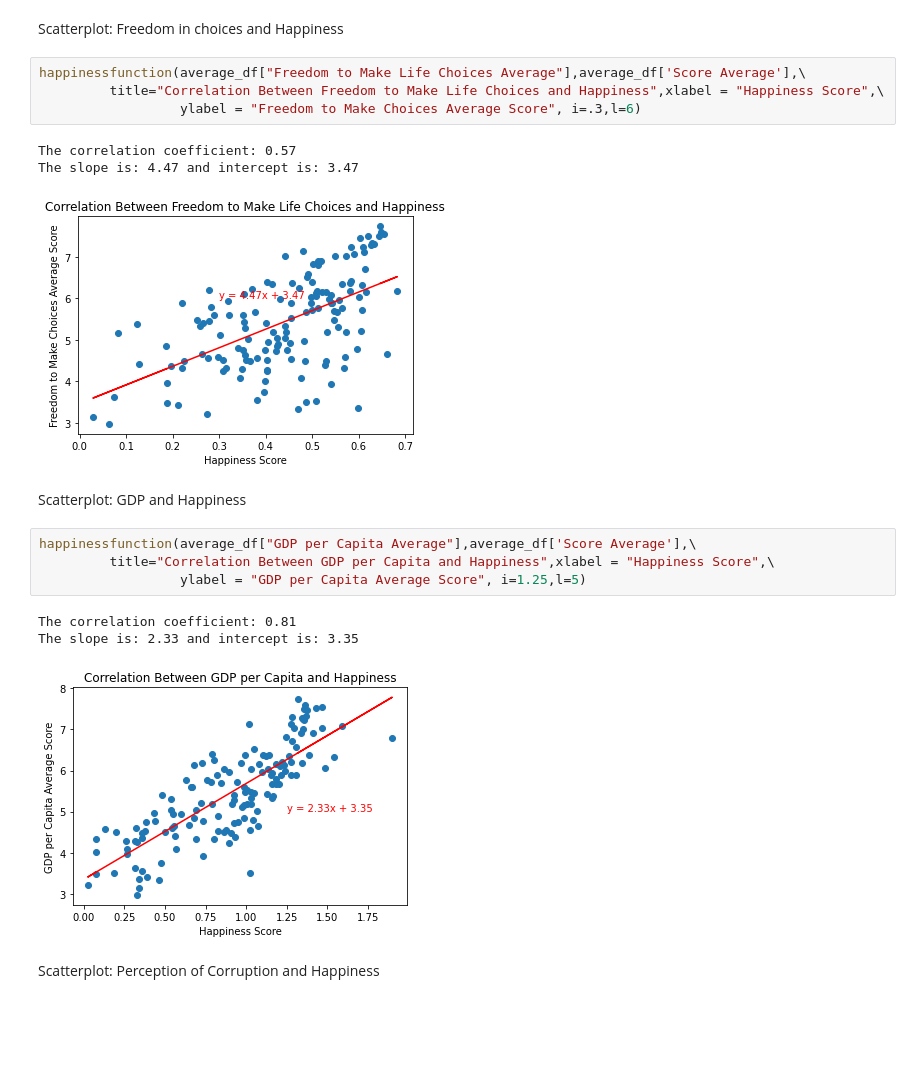
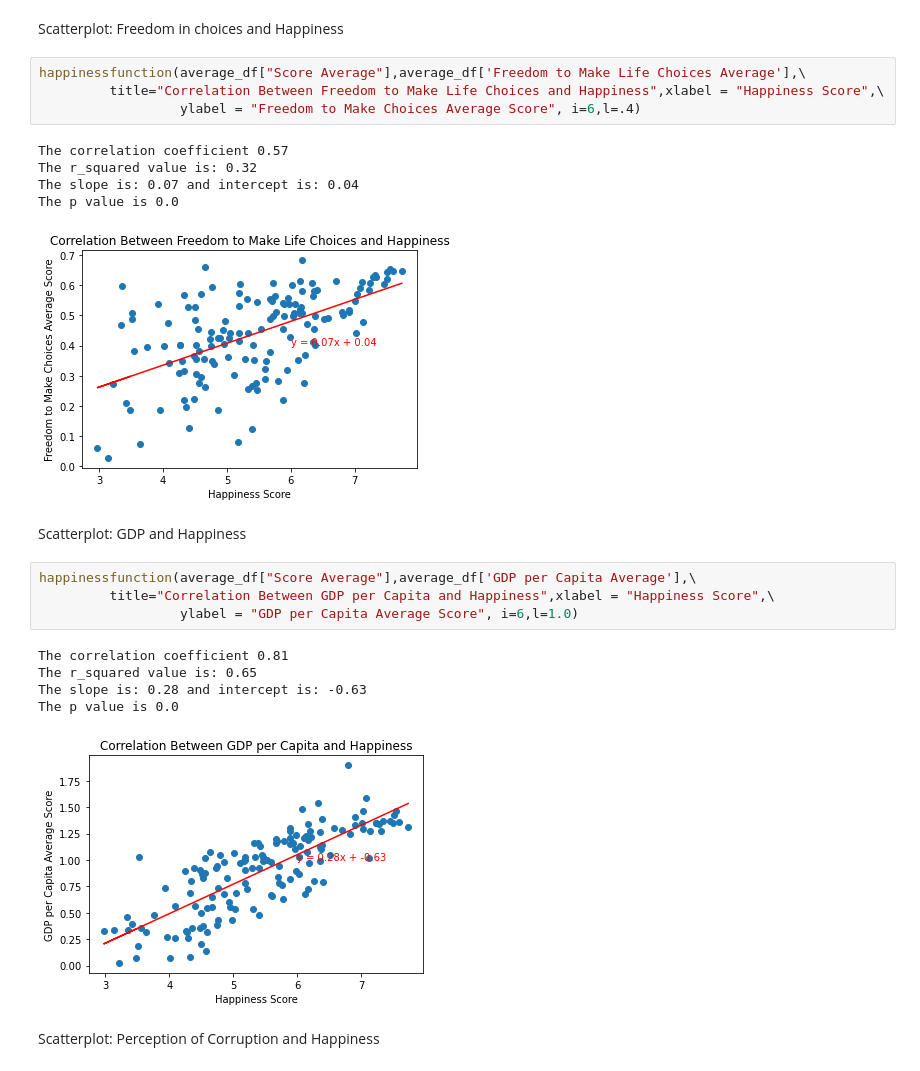
Before and after one commit to nbolt1989/Group_Project_1, a Jupyter notebook: Time for Happiness.ipynb, the cells around one changed output. Drawn from its saved outputs; the diff is of its cells as text; blank space fills up the shorter version.

```diff
--- a/Time for Happiness.ipynb
+++ b/Time for Happiness.ipynb
@@ -340,23 +353,27 @@ The slope is: 1.3 and intercept is: 5.2
 # %% [markdown]
 Scatterplot: Freedom in choices and Happiness
 # %%
-happinessfunction(average_df["Freedom to Make Life Choices Average"],average_df['Score Average'],\
+happinessfunction(average_df["Score Average"],average_df['Freedom to Make Life Choices Average'],\
          title="Correlation Between Freedom to Make Life Choices and Happiness",xlabel = "Happiness Score",\
-                  ylabel = "Freedom to Make Choices Average Score", i=.3,l=6)
+                  ylabel = "Freedom to Make Choices Average Score", i=6,l=.4)
 # %% [output]
-The correlation coefficient: 0.57
-The slope is: 4.47 and intercept is: 3.47
+The correlation coefficient 0.57
+The r_squared value is: 0.32
+The slope is: 0.07 and intercept is: 0.04
+The p value is 0.0
-[figure, old version]
+[figure, new version]
 # %% [markdown]
 Scatterplot: GDP and Happiness
 # %%
-happinessfunction(average_df["GDP per Capita Average"],average_df['Score Average'],\
+happinessfunction(average_df["Score Average"],average_df['GDP per Capita Average'],\
          title="Correlation Between GDP per Capita and Happiness",xlabel = "Happiness Score",\
-                  ylabel = "GDP per Capita Average Score", i=1.25,l=5)
+                  ylabel = "GDP per Capita Average Score", i=6,l=1.0)
 # %% [output]
-The correlation coefficient: 0.81
-The slope is: 2.33 and intercept is: 3.35
+The correlation coefficient 0.81
+The r_squared value is: 0.65
+The slope is: 0.28 and intercept is: -0.63
+The p value is 0.0
-[figure, old version]
+[figure, new version]
 # %% [markdown]
 Scatterplot: Perception of Corruption and Happiness
 # %%
```
Also changed, not shown: parts of 9 cells of this notebook, 2 other files.
